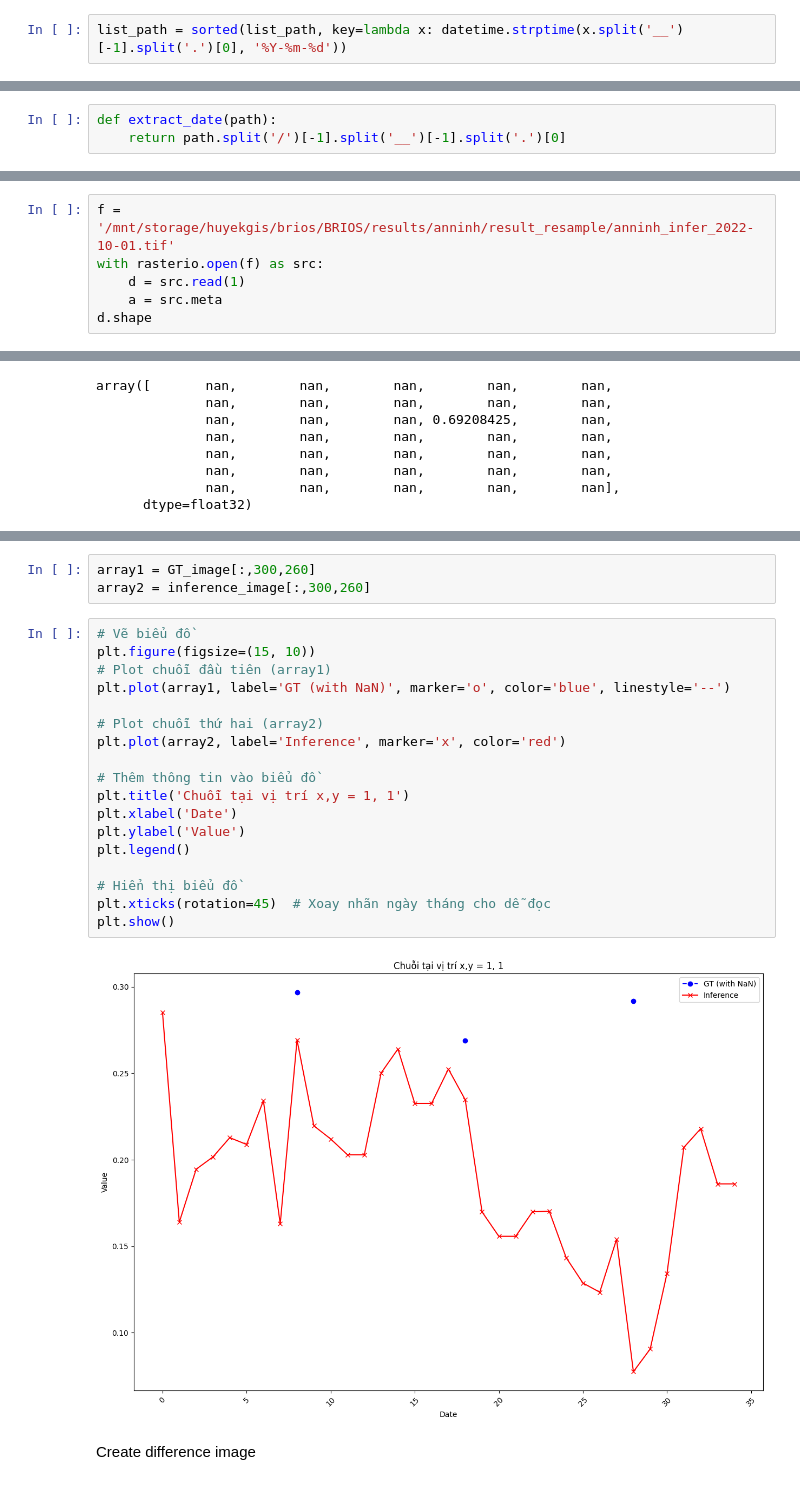
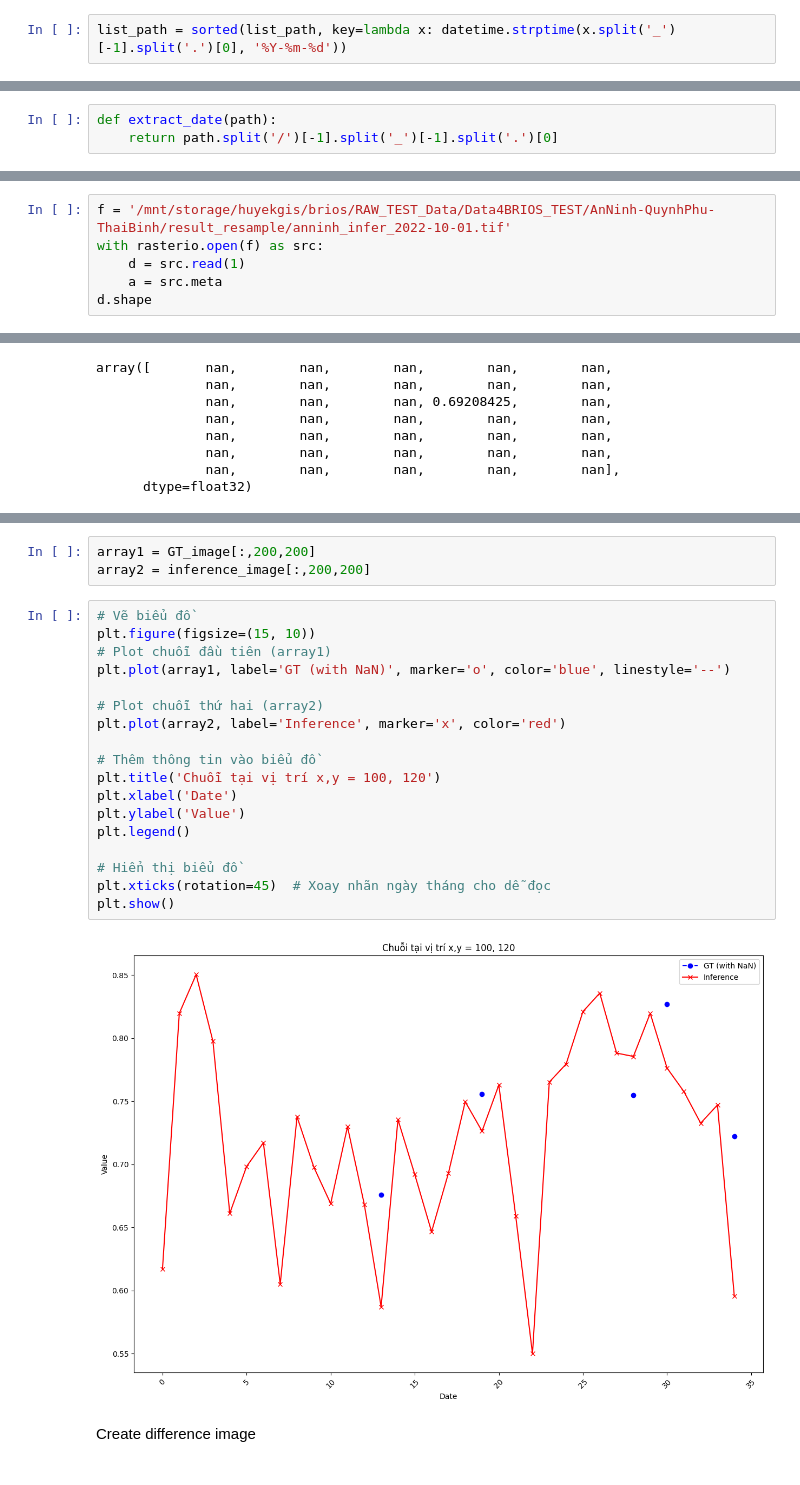
Before and after one commit to eKAI-RnD/BRIOS, a Jupyter notebook: BRIOS/notebooks/calc_difference.ipynb, the cells around one changed output, grey strips where cells are left out. Drawn from its saved outputs; the diff is of its cells as text.

```diff
--- a/BRIOS/notebooks/calc_difference.ipynb
+++ b/BRIOS/notebooks/calc_difference.ipynb
@@ -30,7 +10,7 @@ list_path = [os.path.join('/mnt/storage/huyekgis/brios/test_data/AnNinh_Ground_T
 # %%
 from datetime import datetime
 # %%
-list_path = sorted(list_path, key=lambda x: datetime.strptime(x.split('__')[-1].split('.')[0], '%Y-%m-%d'))
+list_path = sorted(list_path, key=lambda x: datetime.strptime(x.split('_')[-1].split('.')[0], '%Y-%m-%d'))
 # %%
 def transform_tif_to_npy(list_path):
     GT_image = []
@@ -67,6 +47,6 @@ inference_path
 # %%
 def extract_date(path):
-    return path.split('/')[-1].split('__')[-1].split('.')[0]
+    return path.split('/')[-1].split('_')[-1].split('.')[0]
 # %%
 list_days = [extract_date(path) for path in list_path]
 # %%
@@ -217,7 +197,7 @@ def calculate_rmse(array1, array2):
     rmse = np.sqrt(np.mean((valid_array1 - valid_array2) ** 2))
     return rmse
 # %%
-f = '/mnt/storage/huyekgis/brios/BRIOS/results/anninh/result_resample/anninh_infer_2022-10-01.tif'
+f = '/mnt/storage/huyekgis/brios/RAW_TEST_Data/Data4BRIOS_TEST/AnNinh-QuynhPhu-ThaiBinh/result_resample/anninh_infer_2022-10-01.tif'
 with rasterio.open(f) as src:
     d = src.read(1)
     a = src.meta
@@ -407,27 +400,27 @@ array([0.7817109 , 0.7626785 , 0.79037976, 0.72462314, 0.5908046 ,
       dtype=float32)
 # %%
-array1 = GT_image[:,300,260]
-array2 = inference_image[:,300,260]
+array1 = GT_image[:,200,200]
+array2 = inference_image[:,200,200]
 # %%
 # Vẽ biểu đồ
 plt.figure(figsize=(15, 10))
 # Plot chuỗi đầu tiên (array1)
 plt.plot(array1, label='GT (with NaN)', marker='o', color='blue', linestyle='--')
 
 # Plot chuỗi thứ hai (array2)
 plt.plot(array2, label='Inference', marker='x', color='red')
 
 # Thêm thông tin vào biểu đồ
-plt.title('Chuỗi tại vị trí x,y = 1, 1')
+plt.title('Chuỗi tại vị trí x,y = 100, 120')
 plt.xlabel('Date')
 plt.ylabel('Value')
 plt.legend()
 
 # Hiển thị biểu đồ
 plt.xticks(rotation=45)  # Xoay nhãn ngày tháng cho dễ đọc
 plt.show()
 # %% [output]
-[figure, old version]
+[figure, new version]
 # %% [markdown]
 Create difference image
 # %%
```
Also changed, not shown: parts of 30 cells of this notebook, 14 other files.
